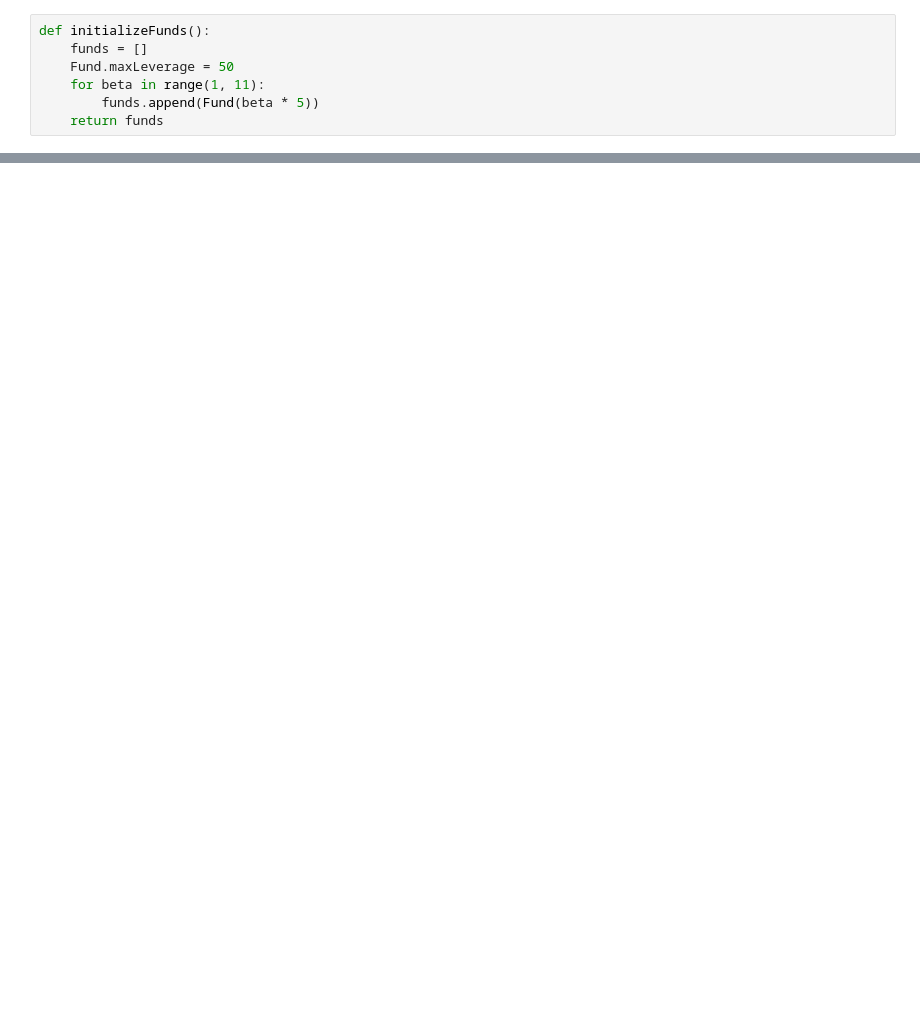
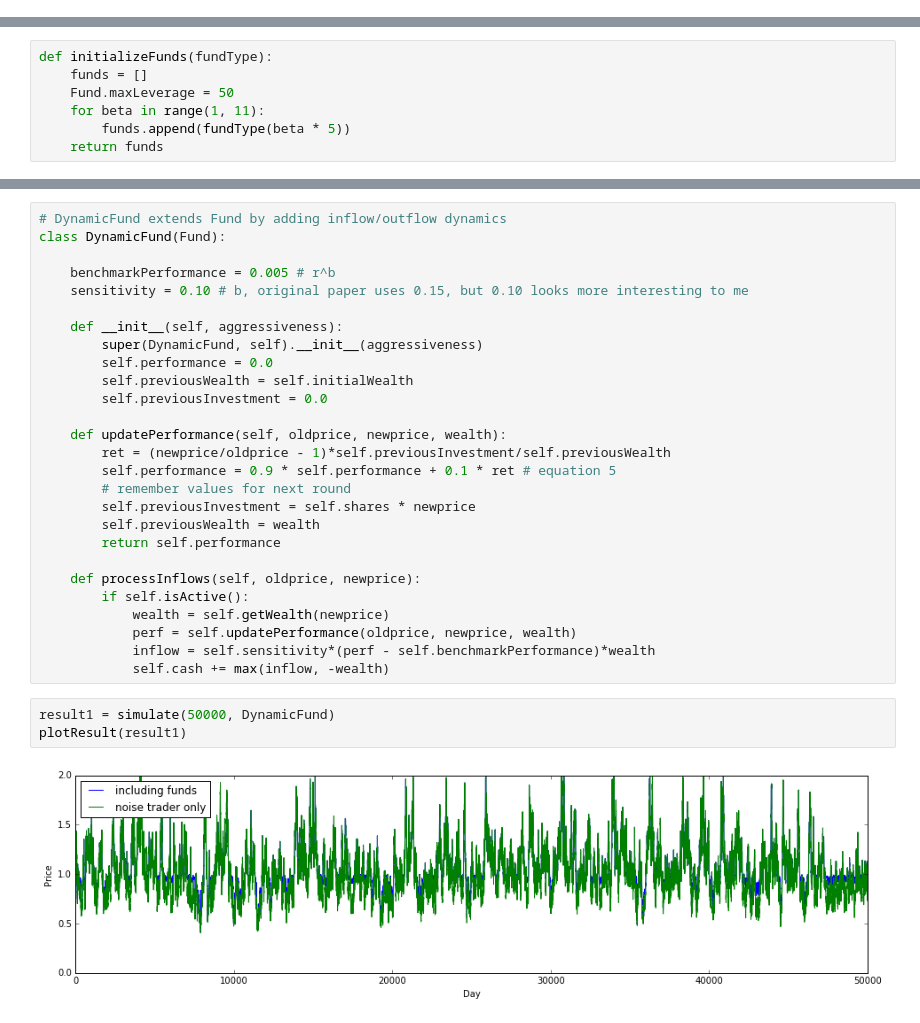
Before and after one commit to davidrpugh/sfi-complexity-mooc, a Jupyter notebook: notebooks/leverage.ipynb, the cells around one changed output, grey strips where cells are left out. Saved outputs shown, nothing was run; the diff lists cells and outputs as text; blank space fills up the shorter version.

```diff
--- a/notebooks/leverage.ipynb
+++ b/notebooks/leverage.ipynb
@@ -311,7 +0,0 @@ Before moving on to the background investor, let us test what the stock market l
-# %%
-def initializeFunds():
-    funds = []
-    Fund.maxLeverage = 50
-    for beta in range(1, 11):
-        funds.append(Fund(beta * 5))
-    return funds
@@ -464,0 +319,7 @@ The fund investor follows a trend following strategy
+# %%
+def initializeFunds(fundType):
+    funds = []
+    Fund.maxLeverage = 50
+    for beta in range(1, 11):
+        funds.append(fundType(beta * 5))
+    return funds
@@ -464,0 +397,32 @@ The fund investor follows a trend following strategy
+# %%
+# DynamicFund extends Fund by adding inflow/outflow dynamics
+class DynamicFund(Fund):
+
+    benchmarkPerformance = 0.005 # r^b
+    sensitivity = 0.10 # b, original paper uses 0.15, but 0.10 looks more interesting to me
+
+    def __init__(self, aggressiveness):
+        super(DynamicFund, self).__init__(aggressiveness)
+        self.performance = 0.0
+        self.previousWealth = self.initialWealth
+        self.previousInvestment = 0.0
+
+    def updatePerformance(self, oldprice, newprice, wealth):
+        ret = (newprice/oldprice - 1)*self.previousInvestment/self.previousWealth
+        self.performance = 0.9 * self.performance + 0.1 * ret # equation 5
+        # remember values for next round
+        self.previousInvestment = self.shares * newprice
+        self.previousWealth = wealth
+        return self.performance
+
+    def processInflows(self, oldprice, newprice):
+        if self.isActive():
+            wealth = self.getWealth(newprice)
+            perf = self.updatePerformance(oldprice, newprice, wealth)
+            inflow = self.sensitivity*(perf - self.benchmarkPerformance)*wealth
+            self.cash += max(inflow, -wealth)
+# %%
+result1 = simulate(50000, DynamicFund)
+plotResult(result1)
+# %% [output]
+[figure, added]
```
Also changed, not shown: parts of 63 cells of this notebook, 1 other file.
